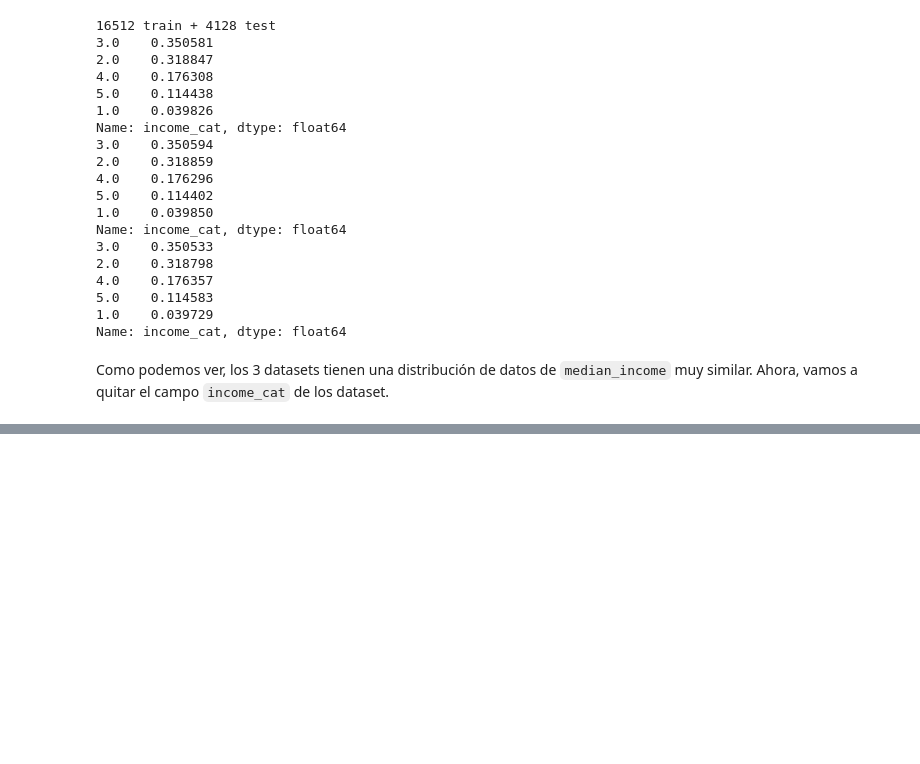
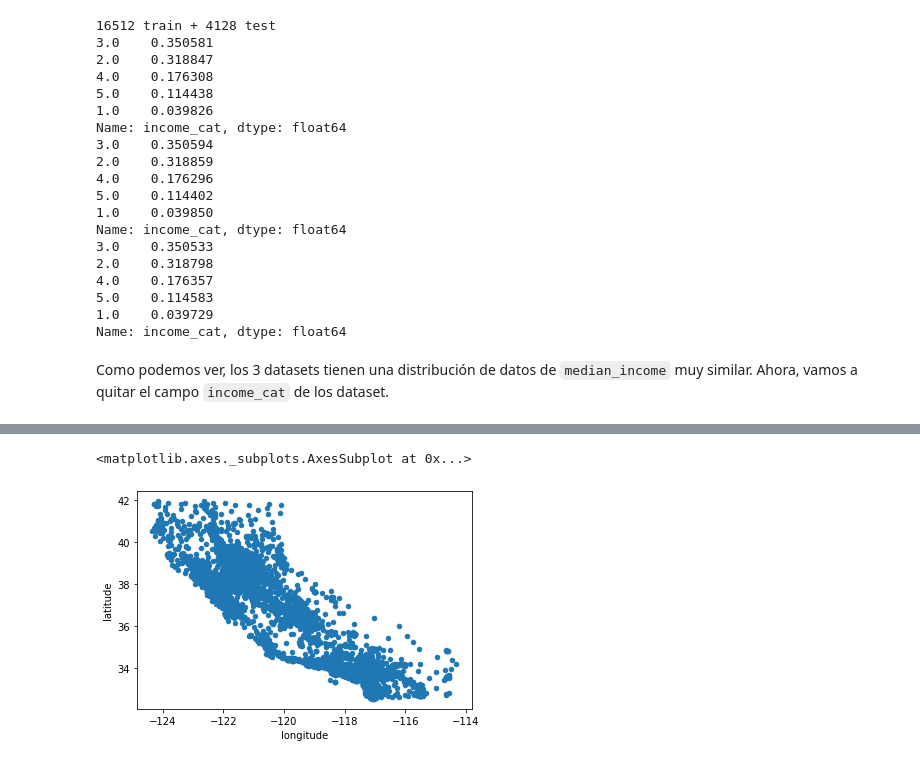
Before and after one commit to ikeinyyo/HandsOnMachineLearning, a Jupyter notebook: chapter-002/01 - Housing.ipynb, the cells around one changed output, grey strips where cells are left out. Drawn from its saved outputs; the diff is of its cells as text; code cells hidden in the pictures; blank space fills up the shorter version.

```diff
--- a/chapter-002/01 - Housing.ipynb
+++ b/chapter-002/01 - Housing.ipynb
@@ -190,0 +193,5 @@ for set in (strat_train_set, strat_test_set):
+# %%
+df.plot(kind="scatter", x="longitude", y="latitude")
+# %% [output]
+<matplotlib.axes._subplots.AxesSubplot at 0x...>
+[figure, added]
```
Also changed, not shown: parts of 21 cells of this notebook.
